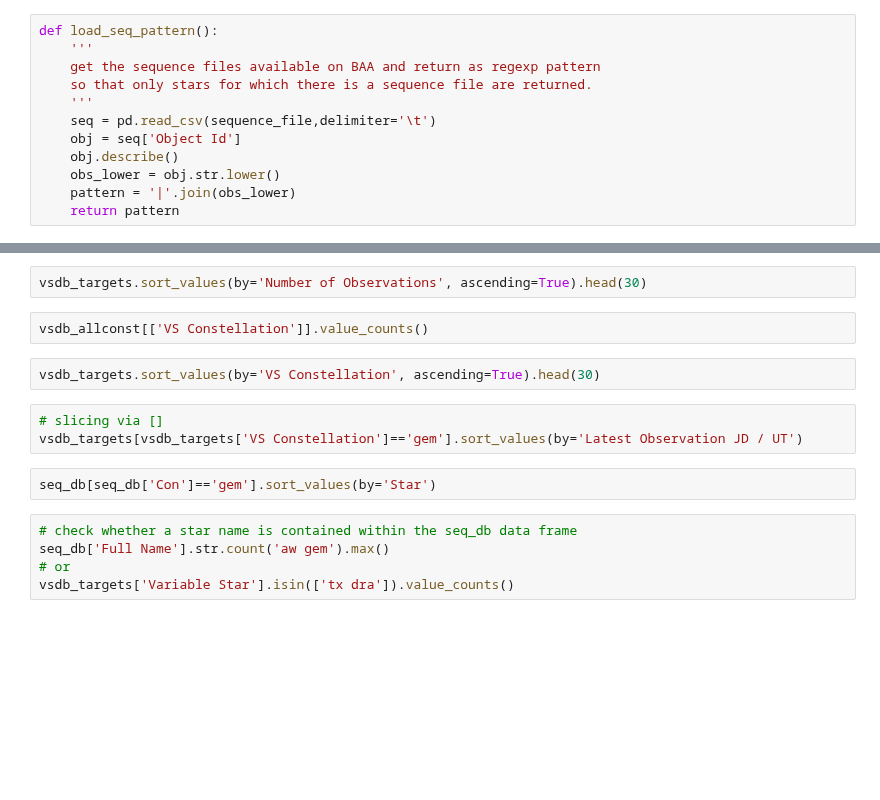
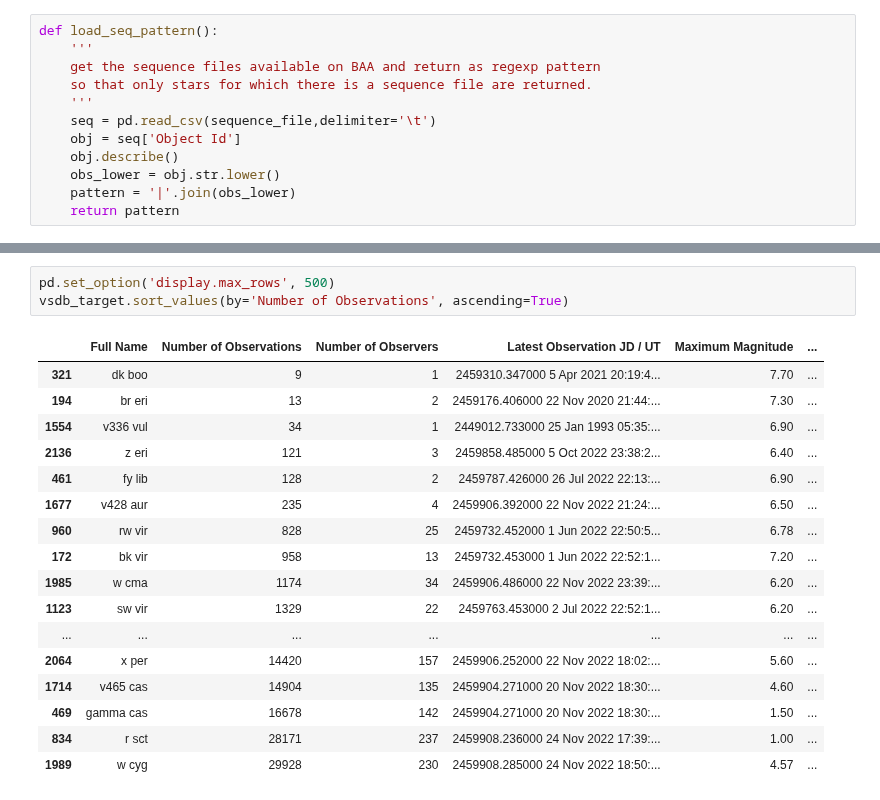
Before and after one commit to cjohnevans/Astro, a Jupyter notebook: review_baa_database_summary.ipynb, the cells around one changed output, grey strips where cells are left out. Cells and saved outputs as stored; diff of their text form; blank space fills up the shorter version.

```diff
--- a/review_baa_database_summary.ipynb
+++ b/review_baa_database_summary.ipynb
@@ -195,16 +224,21 @@ vsdb_targets.hist('Number of Observations', bins=100)
 # %%
-vsdb_targets.sort_values(by='Number of Observations', ascending=True).head(30)
+pd.set_option('display.max_rows', 500)
+vsdb_target.sort_values(by='Number of Observations', ascending=True)
+# %% [output]
+|  | Full Name | Number of Observations | Number of Observers | Latest Observation JD / UT | Maximum Magnitude | ... |
+| 321 | dk boo | 9 | 1 | 2459310.347000 5 Apr 2021 20:19:4... | 7.70 | ... |
+| 194 | br eri | 13 | 2 | 2459176.406000 22 Nov 2020 21:44:... | 7.30 | ... |
+| 1554 | v336 vul | 34 | 1 | 2449012.733000 25 Jan 1993 05:35:... | 6.90 | ... |
+| 2136 | z eri | 121 | 3 | 2459858.485000 5 Oct 2022 23:38:2... | 6.40 | ... |
+| 461 | fy lib | 128 | 2 | 2459787.426000 26 Jul 2022 22:13:... | 6.90 | ... |
+| 1677 | v428 aur | 235 | 4 | 2459906.392000 22 Nov 2022 21:24:... | 6.50 | ... |
+| 960 | rw vir | 828 | 25 | 2459732.452000 1 Jun 2022 22:50:5... | 6.78 | ... |
+| 172 | bk vir | 958 | 13 | 2459732.453000 1 Jun 2022 22:52:1... | 7.20 | ... |
+| 1985 | w cma | 1174 | 34 | 2459906.486000 22 Nov 2022 23:39:... | 6.20 | ... |
+| 1123 | sw vir | 1329 | 22 | 2459763.453000 2 Jul 2022 22:52:1... | 6.20 | ... |
+| ... | ... | ... | ... | ... | ... | ... |
+| 2064 | x per | 14420 | 157 | 2459906.252000 22 Nov 2022 18:02:... | 5.60 | ... |
+| 1714 | v465 cas | 14904 | 135 | 2459904.271000 20 Nov 2022 18:30:... | 4.60 | ... |
+| 469 | gamma cas | 16678 | 142 | 2459904.271000 20 Nov 2022 18:30:... | 1.50 | ... |
+| 834 | r sct | 28171 | 237 | 2459908.236000 24 Nov 2022 17:39:... | 1.00 | ... |
+| 1989 | w cyg | 29928 | 230 | 2459908.285000 24 Nov 2022 18:50:... | 4.57 | ... |
-# %%
-vsdb_allconst[['VS Constellation']].value_counts()
-# %%
-vsdb_targets.sort_values(by='VS Constellation', ascending=True).head(30)
-# %%
-# slicing via []
-vsdb_targets[vsdb_targets['VS Constellation']=='gem'].sort_values(by='Latest Observation JD / UT')
-# %%
-seq_db[seq_db['Con']=='gem'].sort_values(by='Star')
-# %%
-# check whether a star name is contained within the seq_db data frame
-seq_db['Full Name'].str.count('aw gem').max()
-# or
-vsdb_targets['Variable Star'].isin(['tx dra']).value_counts()
```
Also changed, not shown: parts of 27 cells of this notebook.
